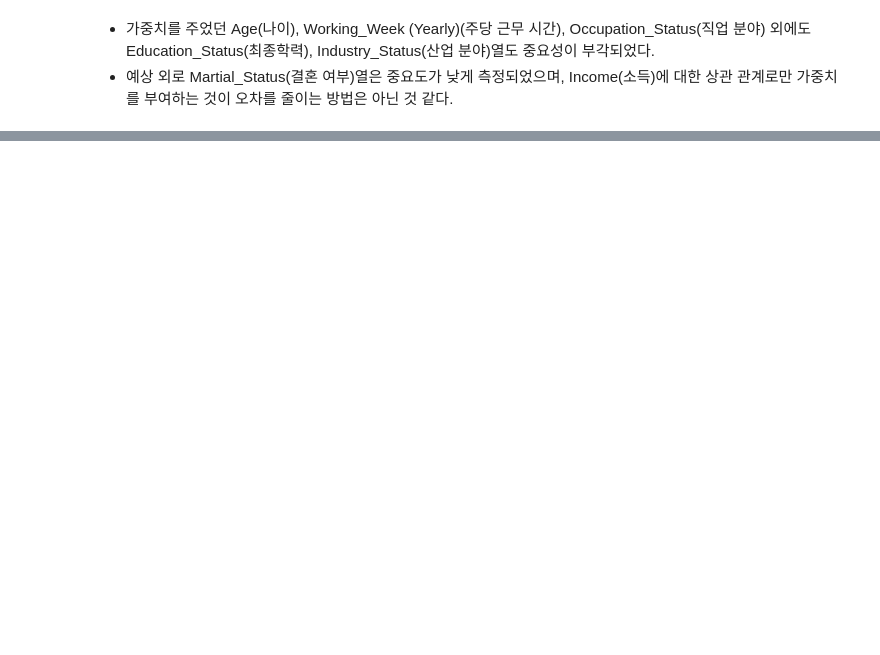
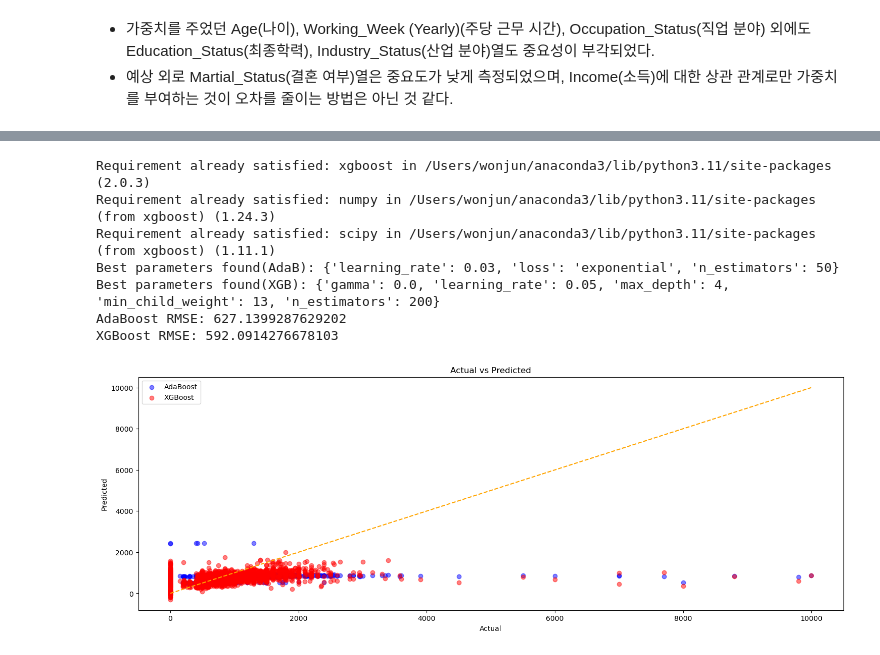
Before and after one commit to madcoww/Income-Predict, a Jupyter notebook: IncomePre.ipynb, the cells around one changed output, grey strips where cells are left out. Cells and saved outputs as stored; diff of their text form; code cells hidden in the pictures; blank space fills up the shorter version.

```diff
--- a/IncomePre.ipynb
+++ b/IncomePre.ipynb
@@ -447,0 +484,79 @@ submission1.to_csv('./onlyRF_Weight_filter_3_submission.csv', index=False)
+# %%
+!pip install xgboost
+from sklearn.model_selection import train_test_split, GridSearchCV
+from sklearn.ensemble import AdaBoostRegressor
+import xgboost as xgb
+from sklearn.metrics import mean_squared_error
+
+# Feature와 Target 분리
+y = train_2['Income']
+X = train_2.drop(['Income', 'Race', 'Birth_Country (Father)', 'Birth_Country (Mother)', 'Household_Summary'], axis=1)
+
+# 데이터셋을 학습용과 테스트용으로 분리
+X_train, X_test, y_train, y_test = train_test_split(X, y, test_size=0.2, random_state=42)
+
+# 그리드 서치 객체 생성 (Ada)
+adaboost_param_grid = {
+    'n_estimators': [50, 100, 150],
+    'learning_rate': [0.03, 0.05, 0.7],
+    'loss': ['linear', 'square', 'exponential']
+}
+
+# 그리드 서치 객체 생성 (XGB)
+xgb_param_grid = {
+    'n_estimators': [100, 200, 300],
+    'learning_rate': [0.03, 0.05, 0.7],
+    'max_depth': [3, 4, 5],
+    'min_child_weight': [11, 13, 15],
+    'gamma': [0.0, 0.1, 0.2]
+}
+
+# AdaBoost 모델
+adaboost_grid_search = GridSearchCV(AdaBoostRegressor(random_state=42), param_grid=adaboost_param_grid, cv=3)
+adaboost_grid_search.fit(X_train, y_train)
+
+# XGBoost 모델
+xgb_grid_search = GridSearchCV(xgb.XGBRegressor(random_state=42), param_grid=xgb_param_grid, cv=3)
+xgb_grid_search.fit(X_train, y_train)
+
+# 평가
+best_adaboost_model = adaboost_grid_search.best_estimator_
+best_xgb_model = xgb_grid_search.best_estimator_
+
+adaboost_pred = best_adaboost_model.predict(X_test)
+xgb_pred = best_xgb_model.predict(X_test)
+
+adaboost_rmse = np.sqrt(mean_squared_error(y_test, adaboost_pred))
+xgb_rmse = np.sqrt(mean_squared_error(y_test, xgb_pred))
+
+# 최적의 모델 출력
+print("Best parameters found(AdaB):", adaboost_grid_search.best_params_)
+print("Best parameters found(XGB):", xgb_grid_search.best_params_)
+
+print("AdaBoost RMSE:", adaboost_rmse)
+print("XGBoost RMSE:", xgb_rmse)
+
+plt.figure(figsize=(18, 6))
+
+# AdaBoost 모델
+plt.scatter(y_test, adaboost_pred, color='blue', label='AdaBoost', alpha=0.5)
+
+# XGBoost 모델
+plt.scatter(y_test, xgb_pred, color='red', label='XGBoost', alpha=0.5)
+
+plt.plot([min(y_test), max(y_test)], [min(y_test), max(y_test)], color='orange', linestyle='--')
+
+plt.title('Actual vs Predicted')
+plt.xlabel('Actual')
+plt.ylabel('Predicted')
+plt.legend()
+plt.show()
+# %% [output]
+Requirement already satisfied: xgboost in /Users/wonjun/anaconda3/lib/python3.11/site-packages (2.0.3)
+Requirement already satisfied: numpy in /Users/wonjun/anaconda3/lib/python3.11/site-packages (from xgboost) (1.24.3)
+Requirement already satisfied: scipy in /Users/wonjun/anaconda3/lib/python3.11/site-packages (from xgboost) (1.11.1)
+Best parameters found(AdaB): {'learning_rate': 0.03, 'loss': 'exponential', 'n_estimators': 50}
+Best parameters found(XGB): {'gamma': 0.0, 'learning_rate': 0.05, 'max_depth': 4, 'min_child_weight': 13, 'n_estimators': 200}
+AdaBoost RMSE: 627.1399287629202
+XGBoost RMSE: 592.0914276678103
+[figure, added]
```
Also changed, not shown: parts of 17 cells of this notebook.
